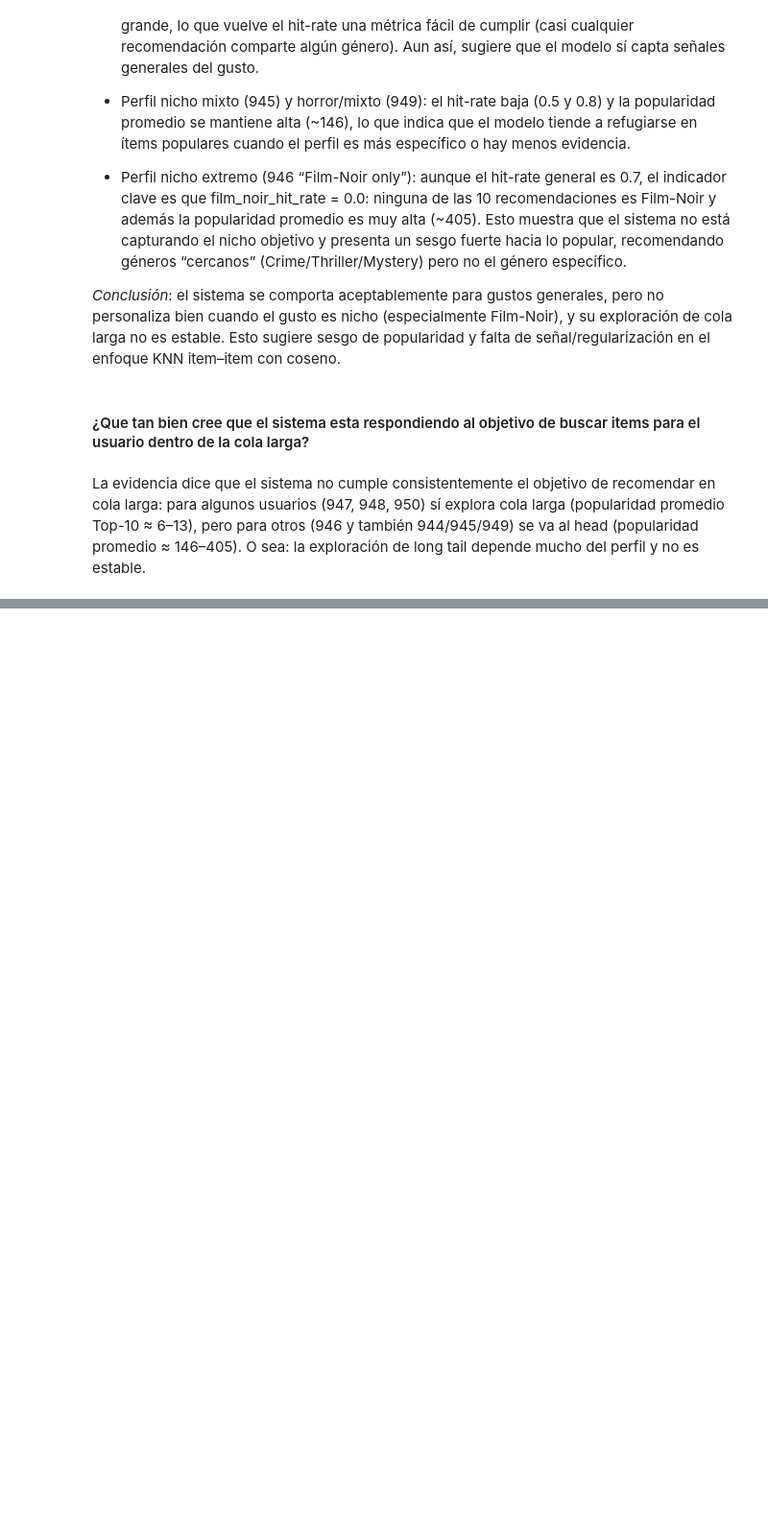
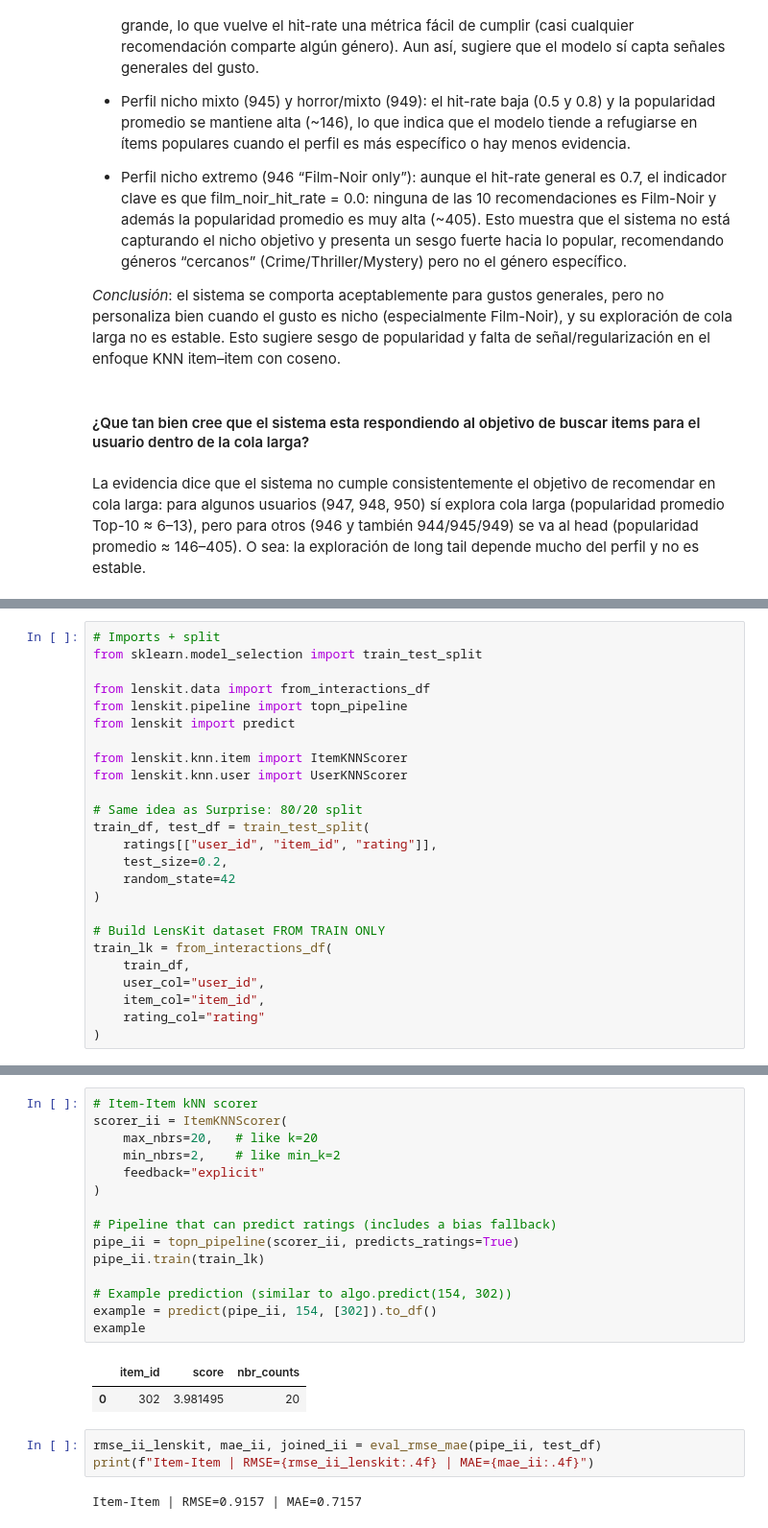
Before and after one commit to bmguzmang/SR-UNIANDES, a Jupyter notebook: Laboratorios/Laboratorio 1/Lab1-05-a.castiblancol-b.guzmang-jc.tovaro1-lj.rojasp1.ipynb, the cells around one changed output, grey strips where cells are left out. Shown at 96% size. Drawn from its saved outputs; the diff is of its cells as text; blank space fills up the shorter version.

Commit message:
feat: include lab 1 solution

```diff
--- a/Laboratorios/Laboratorio 1/MINE4201_SR_Laboratorio_1.ipynb
+++ b/Laboratorios/Laboratorio 1/Lab1-05-a.castiblancol-b.guzmang-jc.tovaro1-lj.rojasp1.ipynb
@@ -1694,0 +1711,25 @@ La evidencia dice que el sistema no cumple consistentemente el objetivo de recom
+# %%
+# Imports + split
+from sklearn.model_selection import train_test_split
+
+from lenskit.data import from_interactions_df
+from lenskit.pipeline import topn_pipeline
+from lenskit import predict
+
+from lenskit.knn.item import ItemKNNScorer
+from lenskit.knn.user import UserKNNScorer
+
+# Same idea as Surprise: 80/20 split
+train_df, test_df = train_test_split(
+    ratings[["user_id", "item_id", "rating"]],
+    test_size=0.2,
+    random_state=42
+)
+
+# Build LensKit dataset FROM TRAIN ONLY
+train_lk = from_interactions_df(
+    train_df,
+    user_col="user_id",
+    item_col="item_id",
+    rating_col="rating"
+)
@@ -1694,0 +1754,23 @@ La evidencia dice que el sistema no cumple consistentemente el objetivo de recom
+# %%
+# Item-Item kNN scorer
+scorer_ii = ItemKNNScorer(
+    max_nbrs=20,   # like k=20
+    min_nbrs=2,    # like min_k=2
+    feedback="explicit"
+)
+
+# Pipeline that can predict ratings (includes a bias fallback)
+pipe_ii = topn_pipeline(scorer_ii, predicts_ratings=True)
+pipe_ii.train(train_lk)
+
+# Example prediction (similar to algo.predict(154, 302))
+example = predict(pipe_ii, 154, [302]).to_df()
+example
+# %% [output]
+|  | item_id | score | nbr_counts |
+| 0 | 302 | 3.981495 | 20 |
+# %%
+rmse_ii_lenskit, mae_ii, joined_ii = eval_rmse_mae(pipe_ii, test_df)
+print(f"Item-Item | RMSE={rmse_ii_lenskit:.4f} | MAE={mae_ii:.4f}")
+# %% [output]
+Item-Item | RMSE=0.9157 | MAE=0.7157
```
Also changed, not shown: parts of 10 cells of this notebook, 2 other files.
